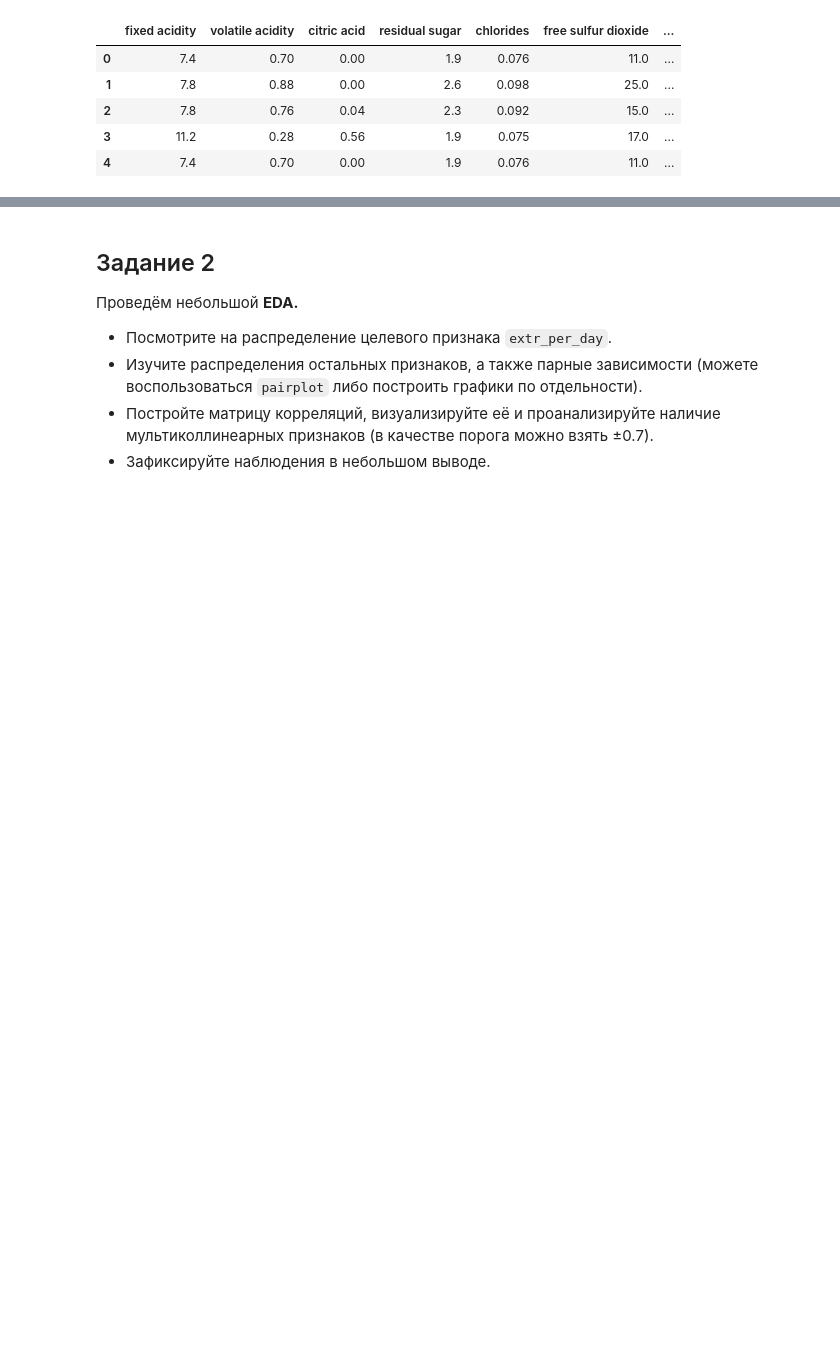
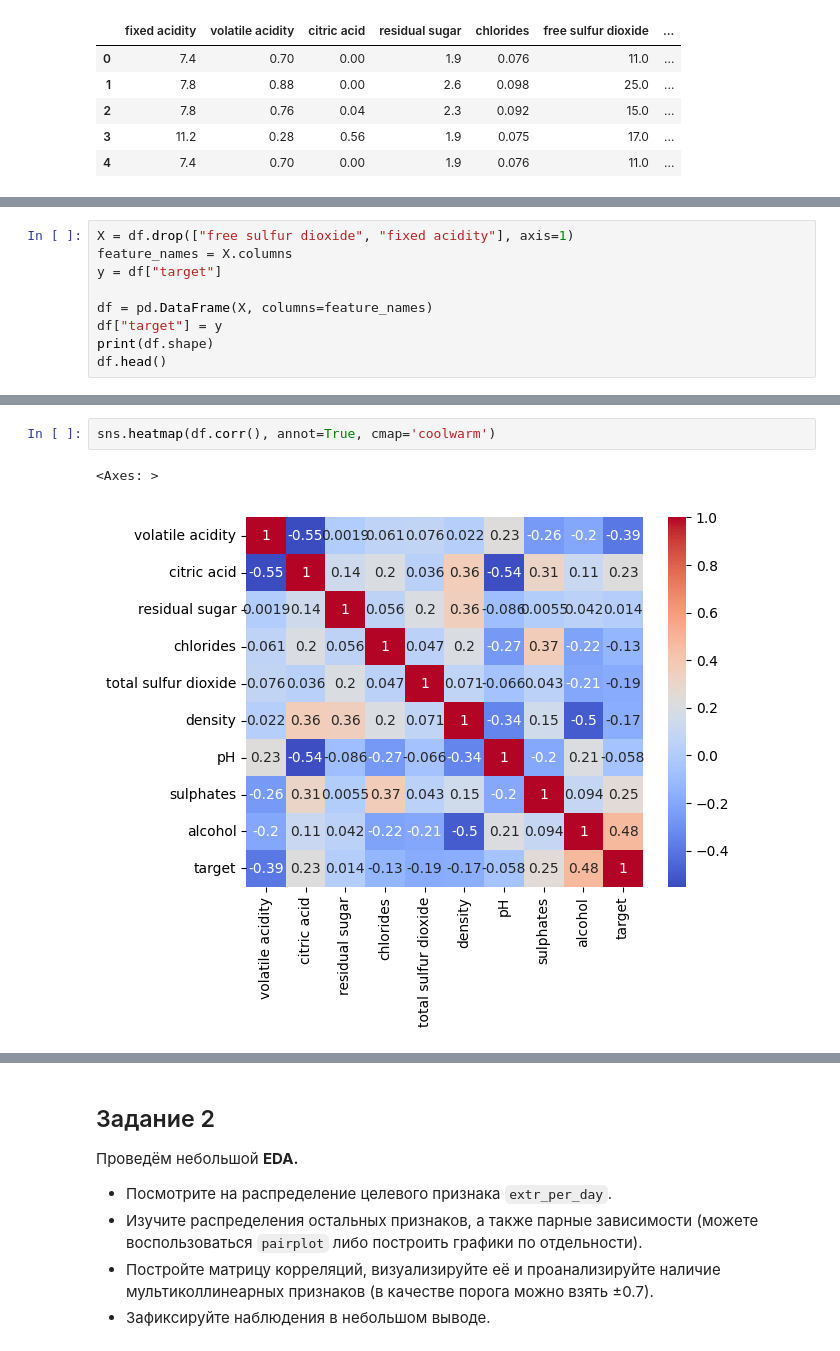
Before and after one commit to emkex/ai_engineer, a Jupyter notebook: 7_week/HW_ML_GD.ipynb, the cells around one changed output, grey strips where cells are left out. Saved outputs shown, nothing was run; the diff lists cells and outputs as text; blank space fills up the shorter version.

```diff
--- a/7_week/HW_ML_GD.ipynb
+++ b/7_week/HW_ML_GD.ipynb
@@ -129,0 +189,9 @@ memory usage: 150.0 KB
+# %%
+X = df.drop(["free sulfur dioxide", "fixed acidity"], axis=1)
+feature_names = X.columns
+y = df["target"]
+
+df = pd.DataFrame(X, columns=feature_names)
+df["target"] = y
+print(df.shape)
+df.head()
@@ -129,0 +206,5 @@ memory usage: 150.0 KB
+# %%
+sns.heatmap(df.corr(), annot=True, cmap='coolwarm')
+# %% [output]
+<Axes: >
+[figure, added]
```
Also changed, not shown: parts of 10 cells of this notebook.
